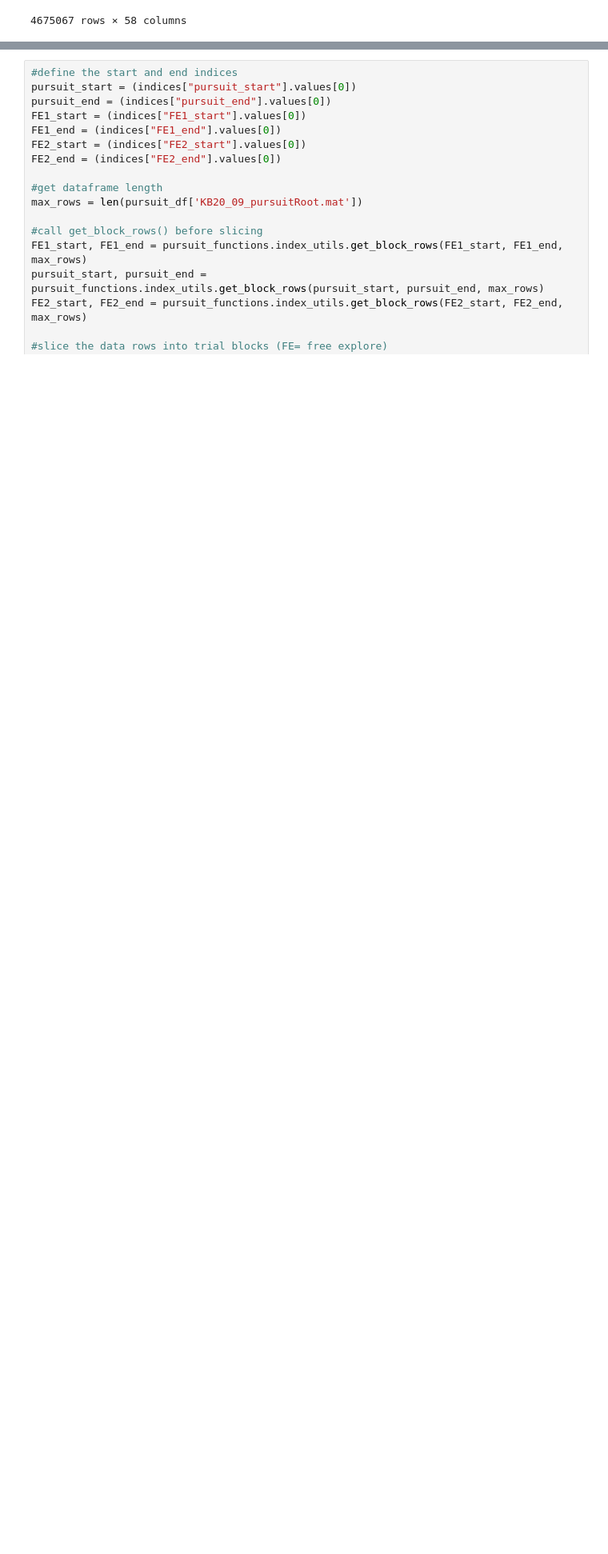
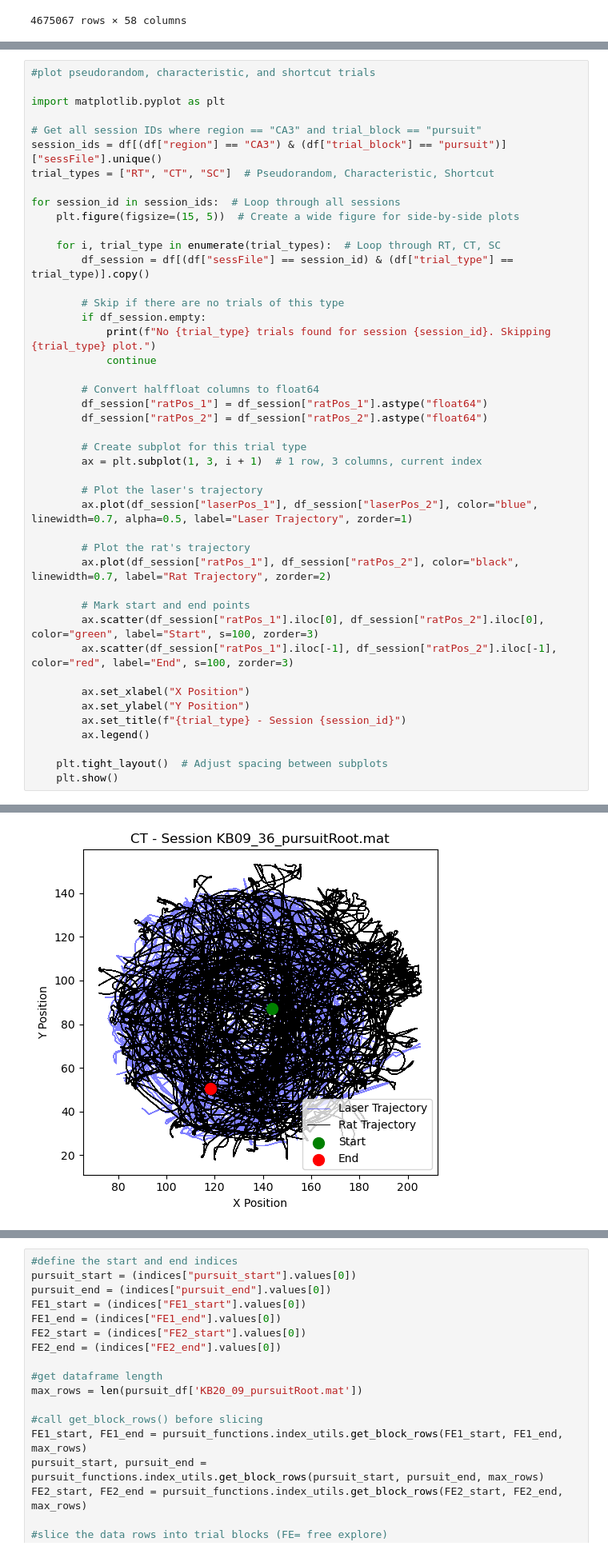
Before and after one commit to bigbrainmay/pursuit, a Jupyter notebook: May.ipynb, the cells around one changed output, grey strips where cells are left out. Shown at 80% size. Drawn from its saved outputs; the diff is of its cells as text; blank space fills up the shorter version.

```diff
--- a/May.ipynb
+++ b/May.ipynb
@@ -354,0 +391,45 @@ KeyError: DataType(halffloat)
+# %%
+#plot pseudorandom, characteristic, and shortcut trials
+
+import matplotlib.pyplot as plt
+
+# Get all session IDs where region == "CA3" and trial_block == "pursuit"
+session_ids = df[(df["region"] == "CA3") & (df["trial_block"] == "pursuit")]["sessFile"].unique()
+trial_types = ["RT", "CT", "SC"]  # Pseudorandom, Characteristic, Shortcut
+
+for session_id in session_ids:  # Loop through all sessions
+    plt.figure(figsize=(15, 5))  # Create a wide figure for side-by-side plots
+
+    for i, trial_type in enumerate(trial_types):  # Loop through RT, CT, SC
+        df_session = df[(df["sessFile"] == session_id) & (df["trial_type"] == trial_type)].copy()
+
+        # Skip if there are no trials of this type
+        if df_session.empty:
+            print(f"No {trial_type} trials found for session {session_id}. Skipping {trial_type} plot.")
+            continue
+
+        # Convert halffloat columns to float64
+        df_session["ratPos_1"] = df_session["ratPos_1"].astype("float64")
+        df_session["ratPos_2"] = df_session["ratPos_2"].astype("float64")
+
+        # Create subplot for this trial type
+        ax = plt.subplot(1, 3, i + 1)  # 1 row, 3 columns, current index
+
+        # Plot the laser's trajectory
+        ax.plot(df_session["laserPos_1"], df_session["laserPos_2"], color="blue", linewidth=0.7, alpha=0.5, label="Laser Trajectory", zorder=1)
+
+        # Plot the rat's trajectory
+        ax.plot(df_session["ratPos_1"], df_session["ratPos_2"], color="black", linewidth=0.7, label="Rat Trajectory", zorder=2)
+
+        # Mark start and end points
+        ax.scatter(df_session["ratPos_1"].iloc[0], df_session["ratPos_2"].iloc[0], color="green", label="Start", s=100, zorder=3)
+        ax.scatter(df_session["ratPos_1"].iloc[-1], df_session["ratPos_2"].iloc[-1], color="red", label="End", s=100, zorder=3)
+
+        ax.set_xlabel("X Position")
+        ax.set_ylabel("Y Position")
+        ax.set_title(f"{trial_type} - Session {session_id}")
+        ax.legend()
+
+    plt.tight_layout()  # Adjust spacing between subplots
+    plt.show()
+# %% [output]
@@ -354,0 +438 @@ KeyError: DataType(halffloat)
+[figure, added]
```
Also changed, not shown: parts of 9 cells of this notebook.
